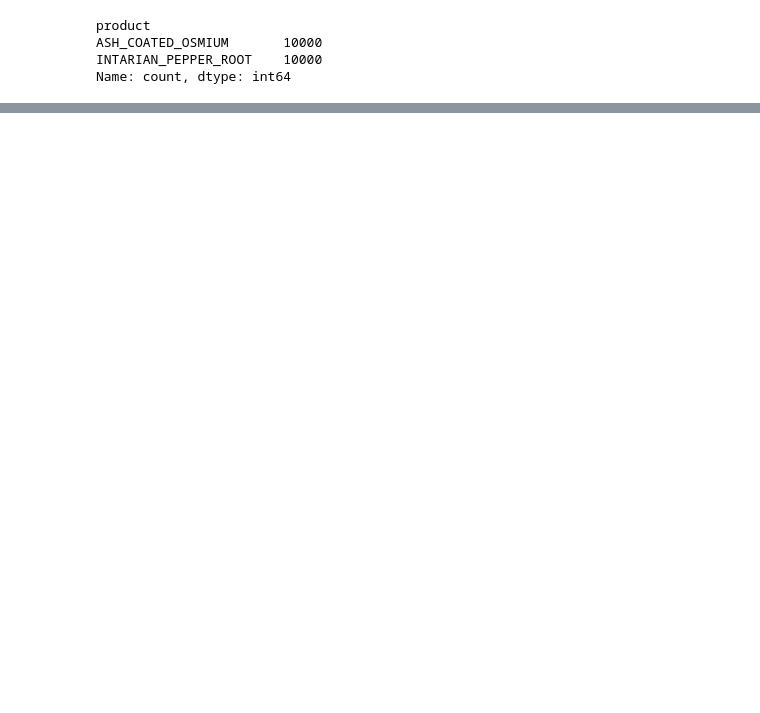
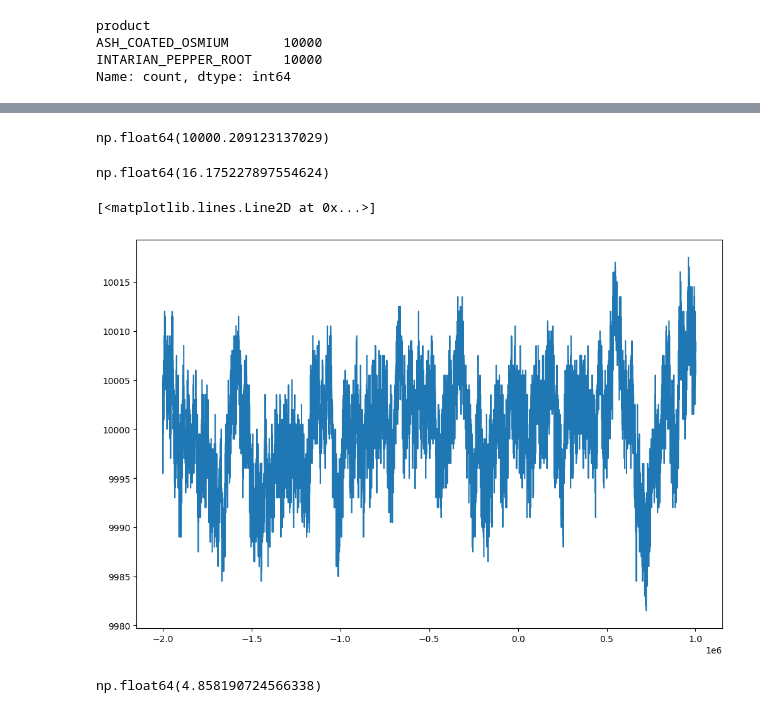
Before and after one commit to chrismcarr1/imc-prosperity-4, a Jupyter notebook: notebooks/round_1/exploring_round_1.ipynb, the cells around one changed output, grey strips where cells are left out. Saved outputs shown, nothing was run; the diff lists cells and outputs as text; code cells hidden in the pictures; blank space fills up the shorter version.

```diff
--- a/notebooks/round_1/exploring_round_1.ipynb
+++ b/notebooks/round_1/exploring_round_1.ipynb
@@ -52,0 +51,5 @@ ValueError: x and y must have same first dimension, but have shapes (30000,) and
+# %%
+ash_prices["total_bid_volume"] = (ash_prices["bid_volume_1"].fillna(0) + ash_prices["bid_volume_2"].fillna(0) + ash_prices["bid_volume_3"].fillna(0))
+ash_prices["total_ask_volume"] = (ash_prices["ask_volume_1"].fillna(0) + ash_prices["ask_volume_2"].fillna(0) + ash_prices["ask_volume_3"].fillna(0))
+ash_prices["order_imbalance"] = (ash_prices["total_bid_volume"] - ash_prices["total_ask_volume"]) / (ash_prices["total_bid_volume"] + ash_prices["total_ask_volume"])
+ash_prices["spread"] = ash_prices["ask_price_1"] - ash_prices["bid_price_1"]
@@ -52,0 +71,22 @@ ValueError: x and y must have same first dimension, but have shapes (30000,) and
+# %%
+ash_prices["mid_price"] = (ash_prices["ask_price_1"] + ash_prices["bid_price_1"])/2
+# %%
+ash_prices["mid_price"].mean()
+# %% [output]
+np.float64(10000.209123137029)
+# %%
+ash_prices["spread"].mean()
+# %% [output]
+np.float64(16.175227897554624)
+# %%
+import matplotlib.pyplot as plt
+
+plt.figure(figsize=(12, 8))
+plt.plot(ash_prices["global_time"], ash_prices["mid_price"])
+# %% [output]
+[<matplotlib.lines.Line2D at 0x...>]
+[figure, added]
+# %%
+ash_prices["mid_price"].std()
+# %% [output]
+np.float64(4.858190724566338)
```
Also changed, not shown: parts of 3 cells of this notebook, 59 other files.
